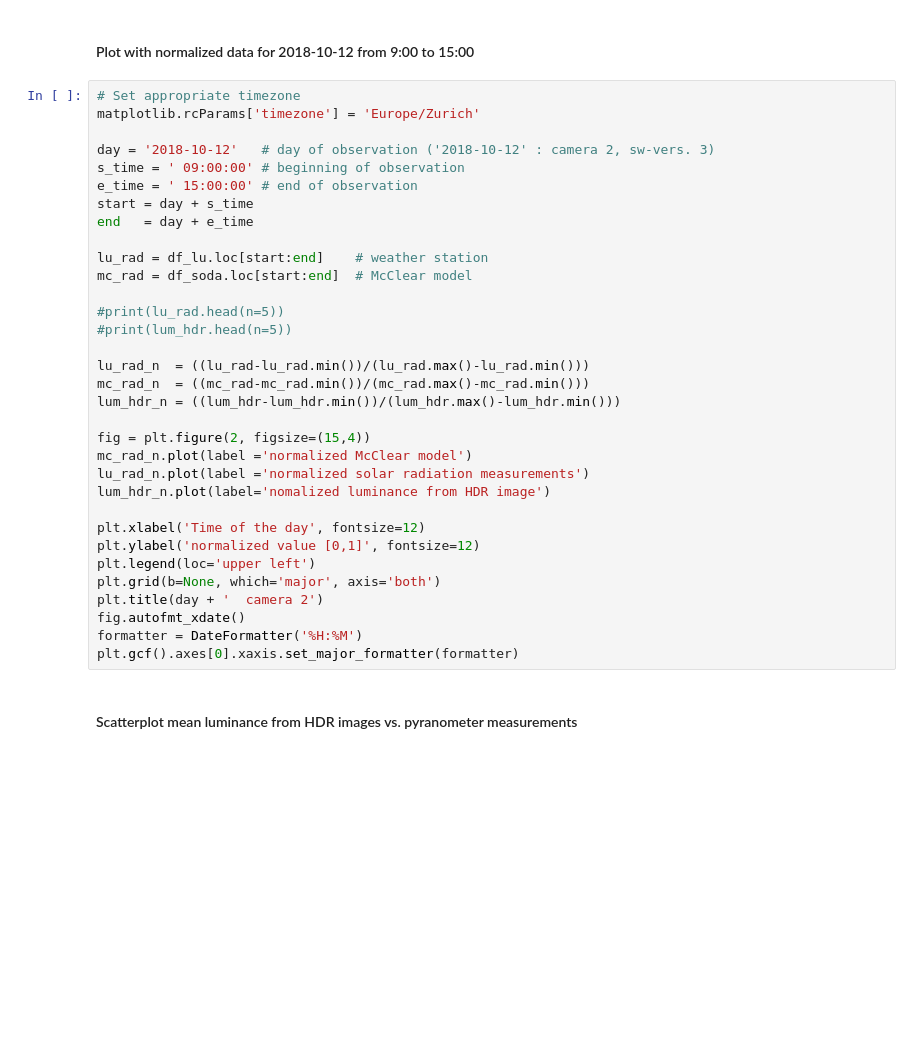
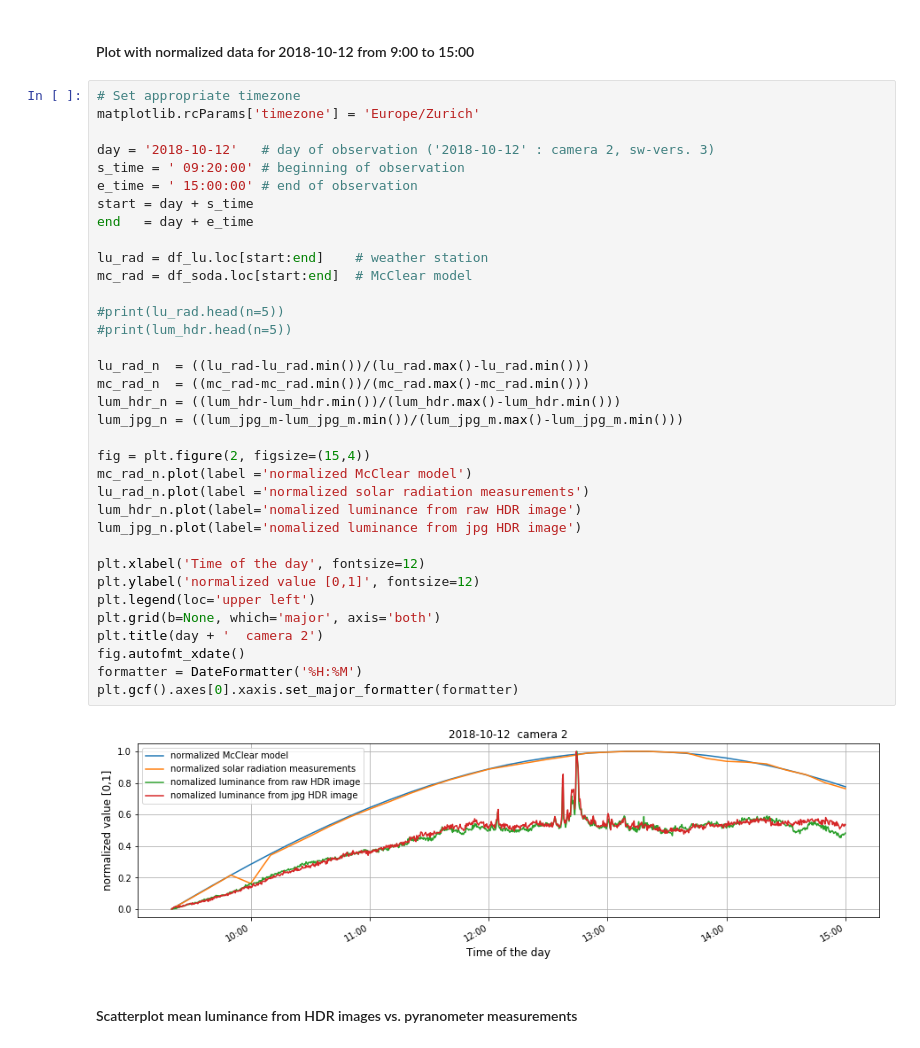
Before and after one commit to ahorv/python_scripts, a Jupyter notebook: irradiance/note_books/20181012_cam2_clear_sky.ipynb, the cells around one changed output. Cells and saved outputs as stored; diff of their text form; blank space fills up the shorter version.

```diff
--- a/irradiance/note_books/20181012_cam2_clear_sky.ipynb
+++ b/irradiance/note_books/20181012_cam2_clear_sky.ipynb
@@ -82,35 +82,39 @@ plt.gcf().axes[0].xaxis.set_major_formatter(formatter)
 # Set appropriate timezone
 matplotlib.rcParams['timezone'] = 'Europe/Zurich'
 
 day = '2018-10-12'   # day of observation ('2018-10-12' : camera 2, sw-vers. 3)
-s_time = ' 09:00:00' # beginning of observation
+s_time = ' 09:20:00' # beginning of observation
 e_time = ' 15:00:00' # end of observation
 start = day + s_time
 end   = day + e_time
 
 lu_rad = df_lu.loc[start:end]    # weather station
 mc_rad = df_soda.loc[start:end]  # McClear model
 
 #print(lu_rad.head(n=5))
 #print(lum_hdr.head(n=5))
 
 lu_rad_n  = ((lu_rad-lu_rad.min())/(lu_rad.max()-lu_rad.min()))
 mc_rad_n  = ((mc_rad-mc_rad.min())/(mc_rad.max()-mc_rad.min()))
 lum_hdr_n = ((lum_hdr-lum_hdr.min())/(lum_hdr.max()-lum_hdr.min()))
+lum_jpg_n = ((lum_jpg_m-lum_jpg_m.min())/(lum_jpg_m.max()-lum_jpg_m.min()))
 
 fig = plt.figure(2, figsize=(15,4))
 mc_rad_n.plot(label ='normalized McClear model')
 lu_rad_n.plot(label ='normalized solar radiation measurements')
-lum_hdr_n.plot(label='nomalized luminance from HDR image')
+lum_hdr_n.plot(label='nomalized luminance from raw HDR image')
+lum_jpg_n.plot(label='nomalized luminance from jpg HDR image')
 
 plt.xlabel('Time of the day', fontsize=12)
 plt.ylabel('normalized value [0,1]', fontsize=12)
 plt.legend(loc='upper left')
 plt.grid(b=None, which='major', axis='both')
 plt.title(day + '  camera 2')
 fig.autofmt_xdate()
 formatter = DateFormatter('%H:%M')
 plt.gcf().axes[0].xaxis.set_major_formatter(formatter)
+# %% [output]
+[figure, added]
 # %% [markdown]
 #### Scatterplot mean luminance from HDR images vs. pyranometer measurements
 # %%
```
Also changed, not shown: parts of 3 cells of this notebook, 11 other files.
